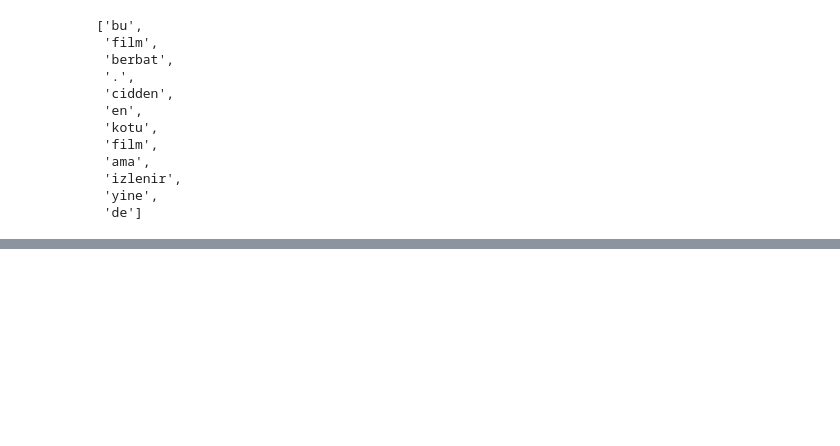
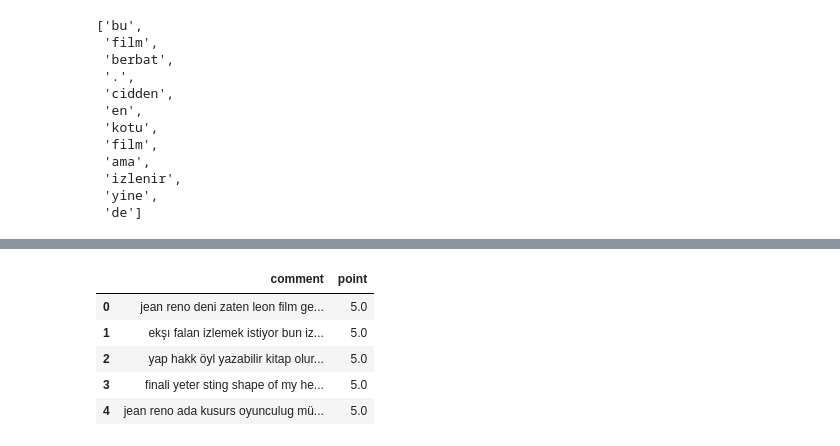
Before and after one commit to egehanasal/Deep-Learning, a Jupyter notebook: Turkish Language Sentiment Analysis/Preprocessing.ipynb, the cells around one changed output, grey strips where cells are left out. Drawn from its saved outputs; the diff is of its cells as text; code cells hidden in the pictures; blank space fills up the shorter version.

```diff
--- a/Turkish Language Sentiment Analysis/Preprocessing.ipynb
+++ b/Turkish Language Sentiment Analysis/Preprocessing.ipynb
@@ -259,0 +328,10 @@ tokenized_sentence
+# %%
+df['point'] = df['point'].str.replace(',','.')
+df.head()
+# %% [output]
+|  | comment | point |
+| 0 | jean reno deni zaten leon film ge... | 5.0 |
+| 1 | ekşı falan izlemek istiyor bun iz... | 5.0 |
+| 2 | yap hakk öyl yazabilir kitap olur... | 5.0 |
+| 3 | finali yeter sting shape of my he... | 5.0 |
+| 4 | jean reno ada kusurs oyunculug mü... | 5.0 |
```
Also changed, not shown: parts of 16 cells of this notebook, 1 other file.
